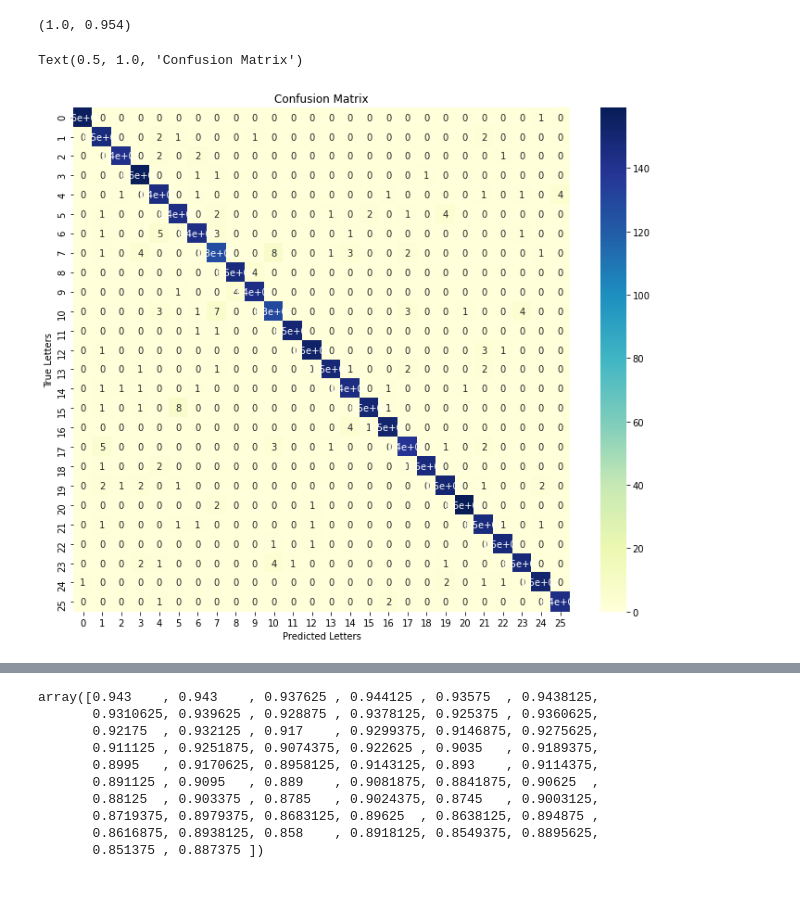
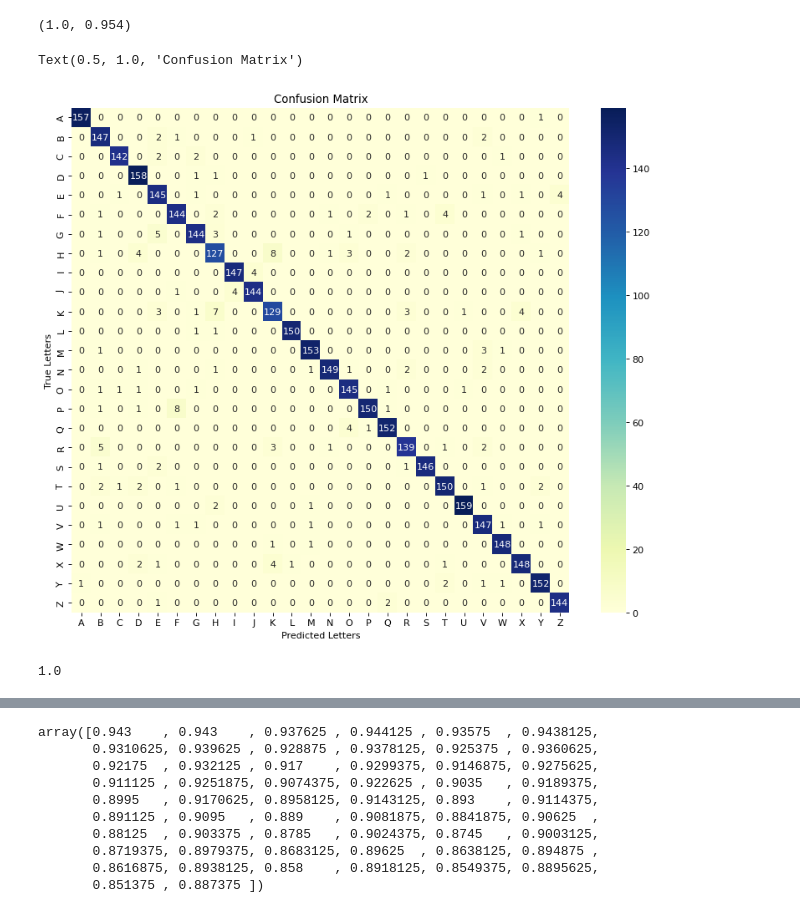
Before and after one commit to MChengW/cogs109_finalproject_2021, a Jupyter notebook: Yuan.ipynb, the cells around one changed output, grey strips where cells are left out. Drawn from its saved outputs; the diff is of its cells as text; code cells hidden in the pictures.

```diff
--- a/Yuan.ipynb
+++ b/Yuan.ipynb
@@ -78,7 +78,7 @@ search_space = [{'knn': [KNeighborsClassifier()],
                 ]
 
 search = GridSearchCV(pipe, search_space, cv = StratifiedKFold(n_splits=5),
-                   scoring = ['accuracy'], refit=False,
+                   scoring = ['accuracy'], refit=False, return_train_score=True,
                    verbose = 0, n_jobs = -1)
 
 
@@ -105,14 +105,29 @@ train_acc, test_acc
 # %% [output]
 (1.0, 0.954)
 # %%
-con_mat = confusion_matrix(Y_test, knn.predict(X_test));
+labels = list(string.ascii_uppercase)
+con_mat = confusion_matrix(Y_test, knn.predict(X_test), labels);
 
-f, ax = plt.subplots(figsize=(12, 10))
-ax = sns.heatmap(con_mat, annot=True, cmap="YlGnBu")
+f, ax = plt.subplots(figsize=(12, 10), dpi = 80)
+ax = sns.heatmap(con_mat, annot=True, cmap="YlGnBu", fmt='g')
+ax.set_xticklabels(labels)
+ax.set_yticklabels(labels)
 ax.set_xlabel('Predicted Letters')
 ax.set_ylabel('True Letters')
 ax.set_title('Confusion Matrix')
 # %% [output]
 Text(0.5, 1.0, 'Confusion Matrix')
-[figure, old version]
+[figure, new version]
+# %%
+knn = KNeighborsClassifier(weights = best_knn.cv_results_['params'][np.argmin(best_knn.cv_results_['rank_test_accuracy'])].get('knn__weights'),
+                               n_neighbors = best_knn.cv_results_['params'][np.argmin(best_knn.cv_results_['rank_test_accuracy'])].get('knn__n_neighbors')
+                              )
+
+knn.fit(X, Y)
+
+acc_all = accuracy_score(Y, knn.predict(X))
+
+acc_all
+# %% [output]
+1.0
 # %%
```
Also changed, not shown: parts of 14 cells of this notebook.
